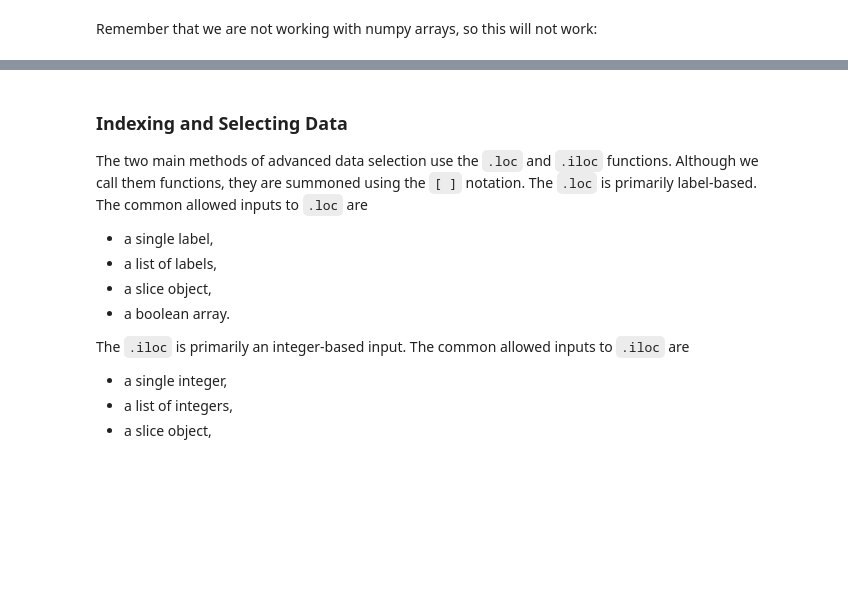
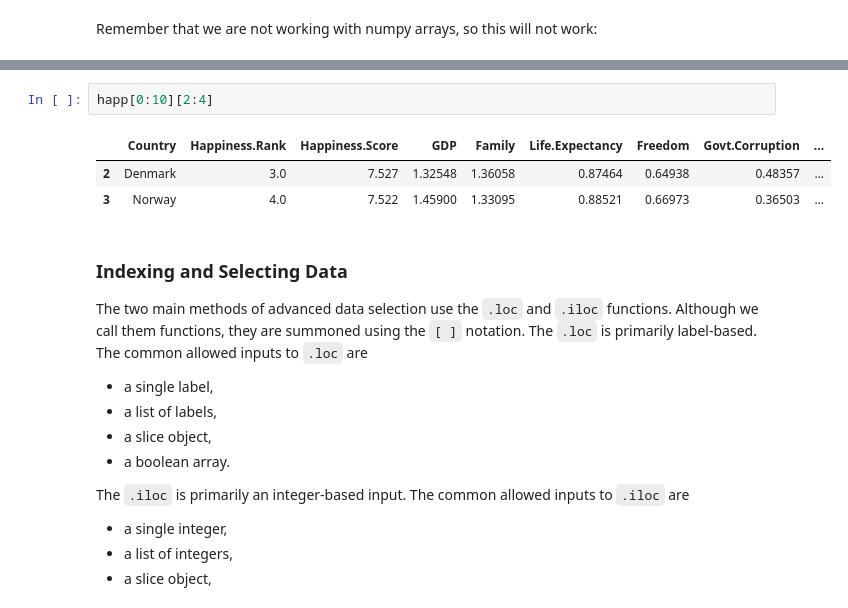
Before and after one commit to Luke-zm/Completed-Data-Courses-for-Masters, a Jupyter notebook: IND5003/lecture/02_toolboxes_lecture.ipynb, the cells around one changed output, grey strips where cells are left out. Cells and saved outputs as stored; diff of their text form; blank space fills up the shorter version.

```diff
--- a/IND5003/lecture/02_toolboxes_lecture.ipynb
+++ b/IND5003/lecture/02_toolboxes_lecture.ipynb
@@ -302,3 +667,9 @@ happ[0:10, 2:4]
+# %%
+happ[0:10][2:4]
+# %% [output]
+|  | Country | Happiness.Rank | Happiness.Score | GDP | Family | Life.Expectancy | Freedom | Govt.Corruption | ... |
+| 2 | Denmark | 3.0 | 7.527 | 1.32548 | 1.36058 | 0.87464 | 0.64938 | 0.48357 | ... |
+| 3 | Norway | 4.0 | 7.522 | 1.45900 | 1.33095 | 0.88521 | 0.66973 | 0.36503 | ... |
 # %% [markdown]
 ### Indexing and Selecting Data
 
```
Also changed, not shown: parts of 112 cells of this notebook, 9 other files.
